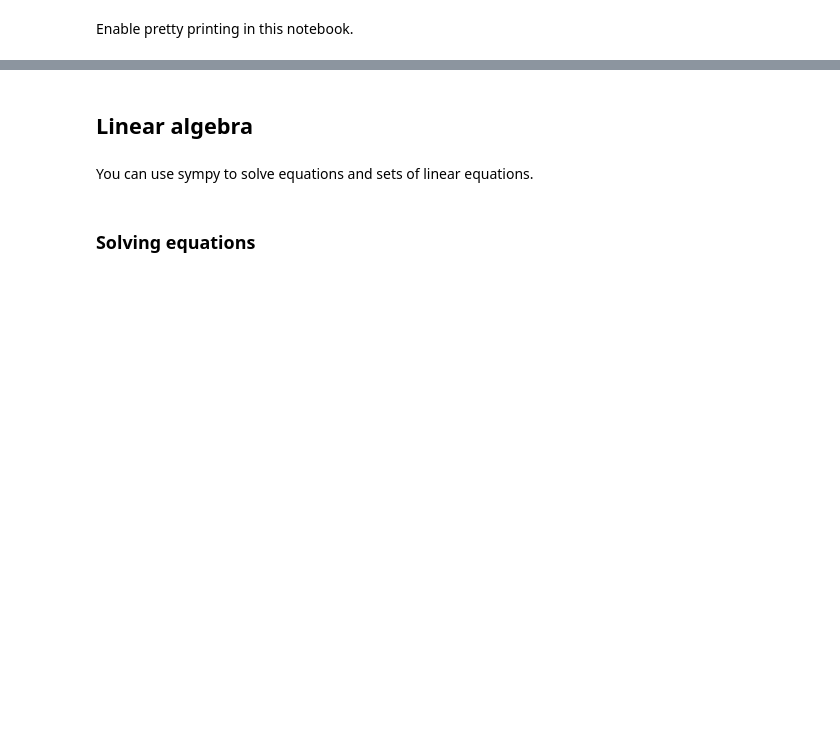
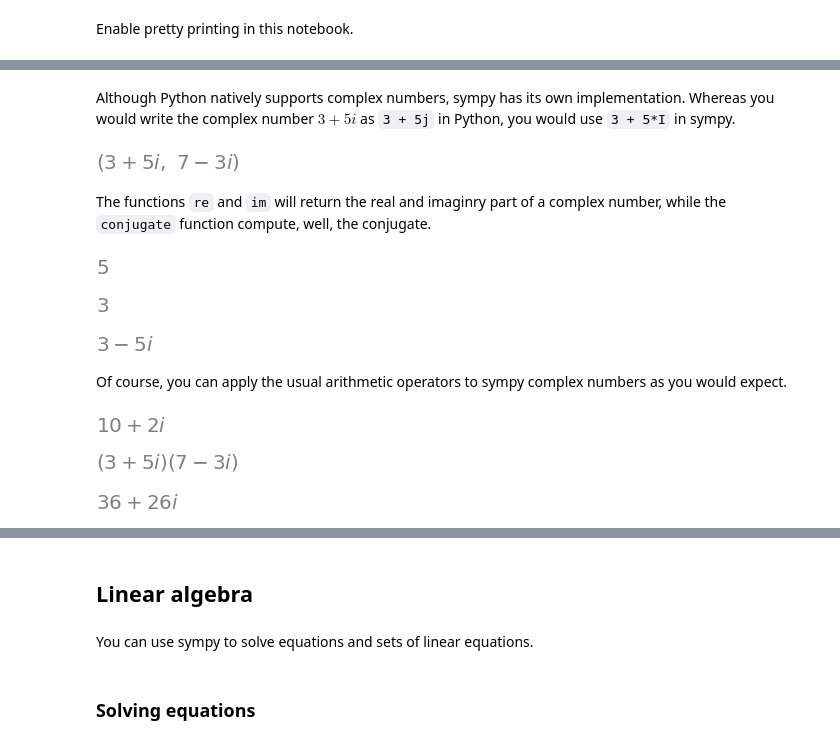
Before and after one commit to gjbex/Scientific-Python, a Jupyter notebook: source-code/sympy/sympy.ipynb, the cells around one changed output, grey strips where cells are left out. Cells and saved outputs as stored; diff of their text form; code cells hidden in the pictures; blank space fills up the shorter version.

```diff
--- a/source-code/sympy/sympy.ipynb
+++ b/source-code/sympy/sympy.ipynb
@@ -14,0 +59,36 @@ import sys
+# %% [markdown]
+Although Python natively supports complex numbers, sympy has its own implementation.  Whereas you would write the complex number $3 + 5i$ as `3 + 5j` in Python, you would use `3 + 5*I` in sympy.
+# %%
+a = 3 + 5*I
+b = 7 - 3*I
+a, b
+# %% [output]
+[figure, added]
+# %% [markdown]
+The functions `re` and `im` will return the real and imaginry part of a complex number, while the `conjugate` function compute, well, the conjugate.
+# %%
+im(a)
+# %% [output]
+[figure, added]
+# %%
+re(a)
+# %% [output]
+[figure, added]
+# %%
+conjugate(a)
+# %% [output]
+[figure, added]
+# %% [markdown]
+Of course, you can apply the usual arithmetic operators to sympy complex numbers as you would expect.
+# %%
+a + b
+# %% [output]
+[figure, added]
+# %%
+a*b
+# %% [output]
+[figure, added]
+# %%
+simplify(a*b)
+# %% [output]
+[figure, added]
```
Also changed, not shown: parts of 26 cells of this notebook.
